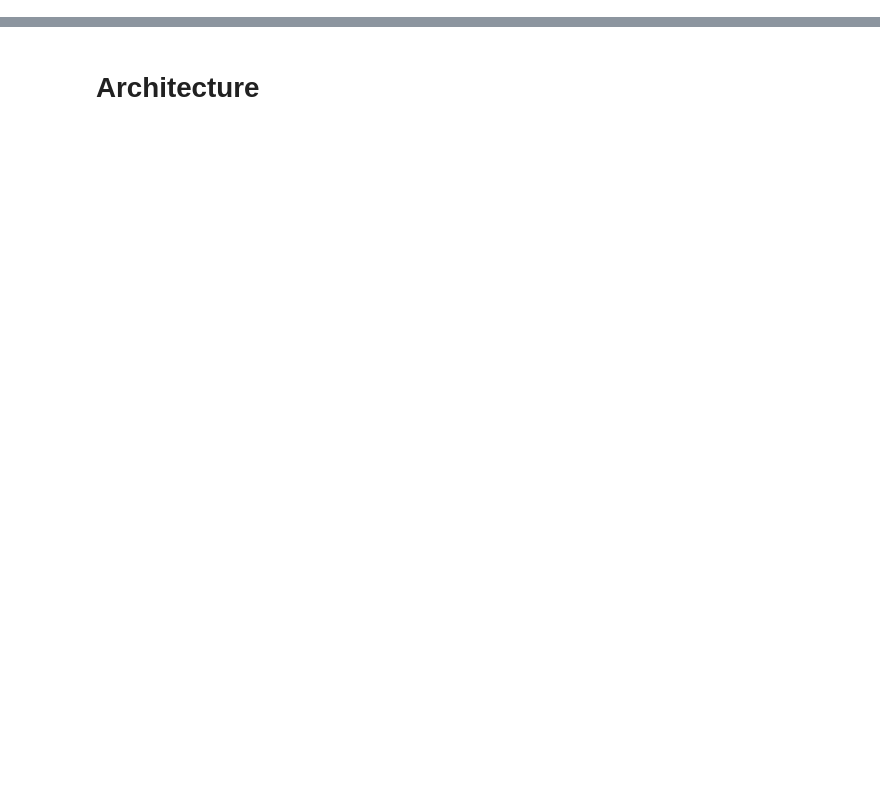
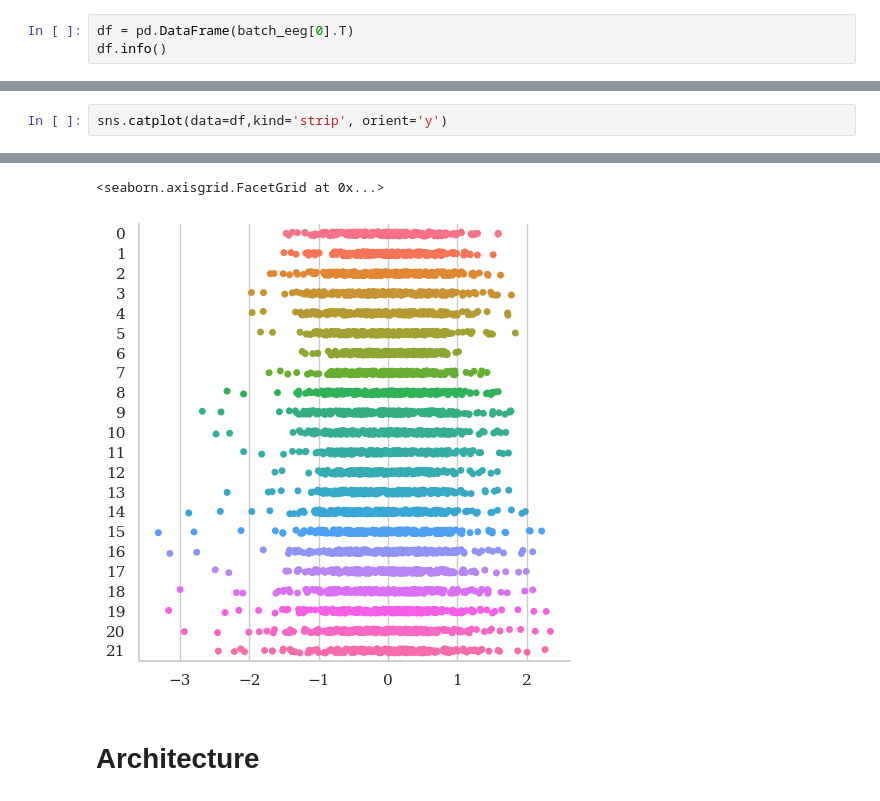
Before and after one commit to PraKesEy/EEGNetReplication, a Jupyter notebook: notebooks/04_model.ipynb, the cells around one changed output, grey strips where cells are left out. Saved outputs shown, nothing was run; the diff lists cells and outputs as text; blank space fills up the shorter version.

```diff
--- a/notebooks/04_model.ipynb
+++ b/notebooks/04_model.ipynb
@@ -5,0 +57,3 @@ from torch import nn
+# %%
+df = pd.DataFrame(batch_eeg[0].T)
+df.info()
@@ -5,0 +78,3 @@ from torch import nn
+# %%
+sns.catplot(data=df,kind='strip', orient='y')
+# %% [output]
@@ -6,3 +83,5 @@ from torch import nn
+<seaborn.axisgrid.FacetGrid at 0x...>
+[figure, added]
 # %% [markdown]
 # Architecture
 # %% [markdown]
```
Also changed, not shown: parts of 16 cells of this notebook.
